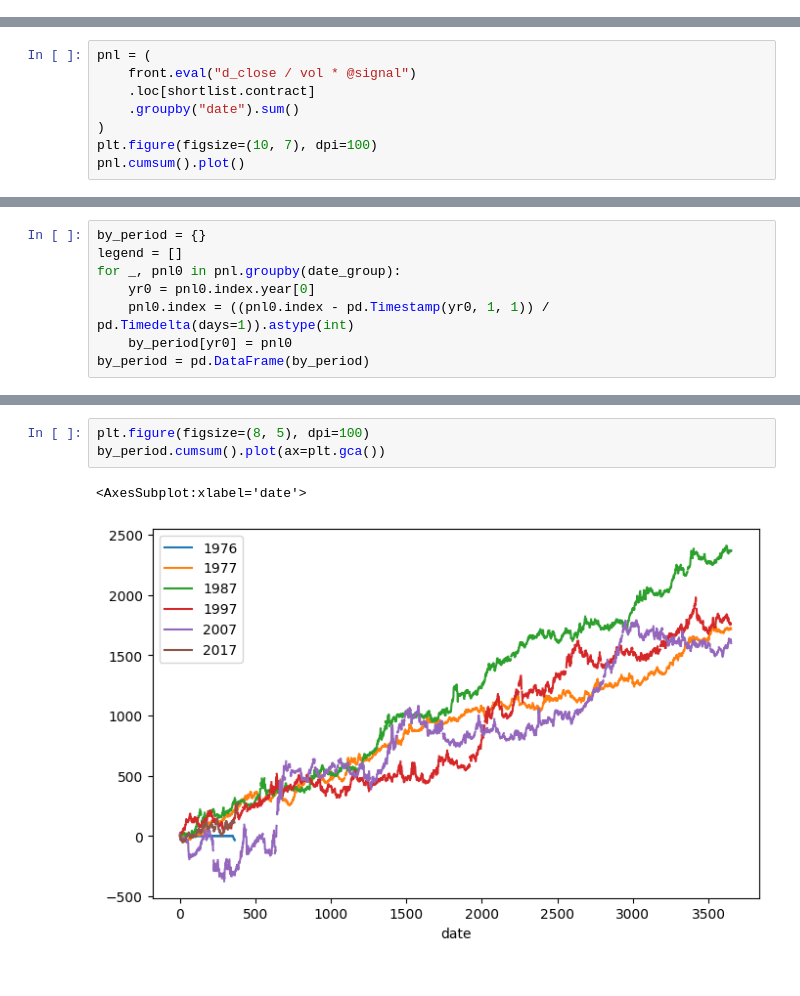
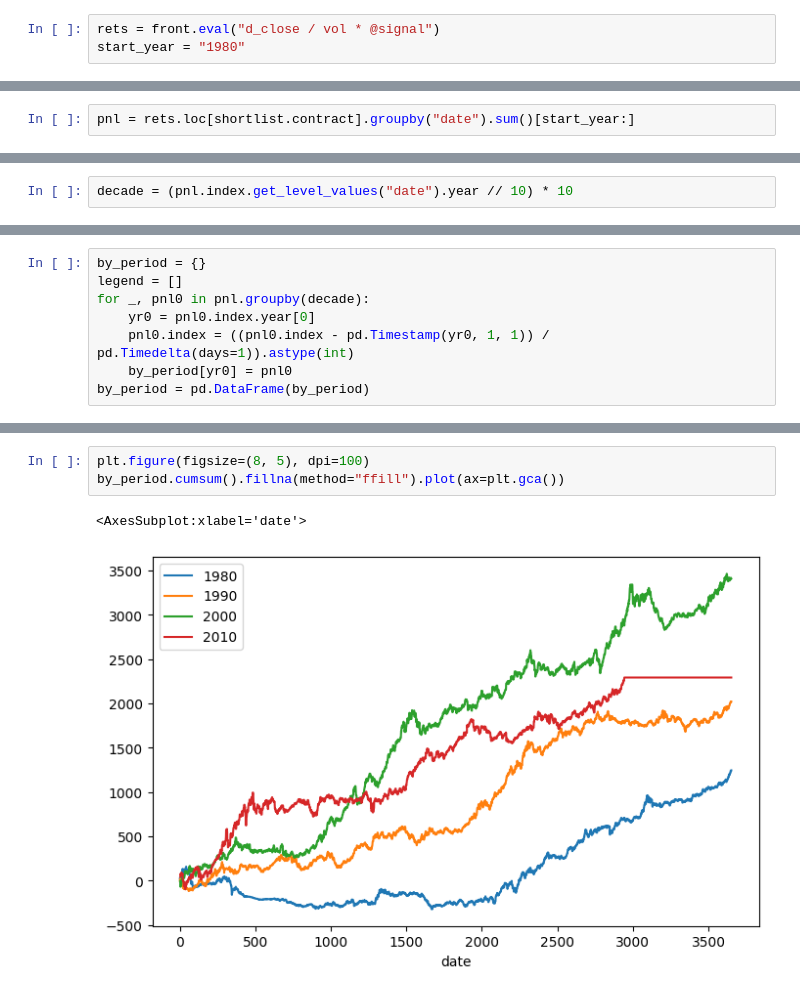
Before and after one commit to chiaolun/trend_following, a Jupyter notebook: analysis.ipynb, the cells around one changed output, grey strips where cells are left out. Saved outputs shown, nothing was run; the diff lists cells and outputs as text.

```diff
--- a/analysis.ipynb
+++ b/analysis.ipynb
@@ -260,0 +322,3 @@ signal = (
+# %%
+rets = front.eval("d_close / vol * @signal")
+start_year = "1980"
@@ -261,9 +327,3 @@ signal = (
 # %%
-pnl = (
-    front.eval("d_close / vol * @signal")
-    .loc[shortlist.contract]
-    .groupby("date").sum()
-)
-plt.figure(figsize=(10, 7), dpi=100)
-pnl.cumsum().plot()
+pnl = rets.loc[shortlist.contract].groupby("date").sum()[start_year:]
 # %% [output]
@@ -273,0 +355,2 @@ date_group = pd.Grouper(level="date", freq="10Y")
+# %%
+decade = (pnl.index.get_level_values("date").year // 10) * 10
@@ -274,7 +359,7 @@ date_group = pd.Grouper(level="date", freq="10Y")
 # %%
 by_period = {}
 legend = []
-for _, pnl0 in pnl.groupby(date_group):
+for _, pnl0 in pnl.groupby(decade):
     yr0 = pnl0.index.year[0]
     pnl0.index = ((pnl0.index - pd.Timestamp(yr0, 1, 1)) / pd.Timedelta(days=1)).astype(int)
     by_period[yr0] = pnl0
@@ -282,6 +369,6 @@ by_period = pd.DataFrame(by_period)
 # %%
 plt.figure(figsize=(8, 5), dpi=100)
-by_period.cumsum().plot(ax=plt.gca())
+by_period.cumsum().fillna(method="ffill").plot(ax=plt.gca())
 # %% [output]
 <AxesSubplot:xlabel='date'>
-[figure, old version]
+[figure, new version]
```
Also changed, not shown: parts of 43 cells of this notebook, 4 other files.
